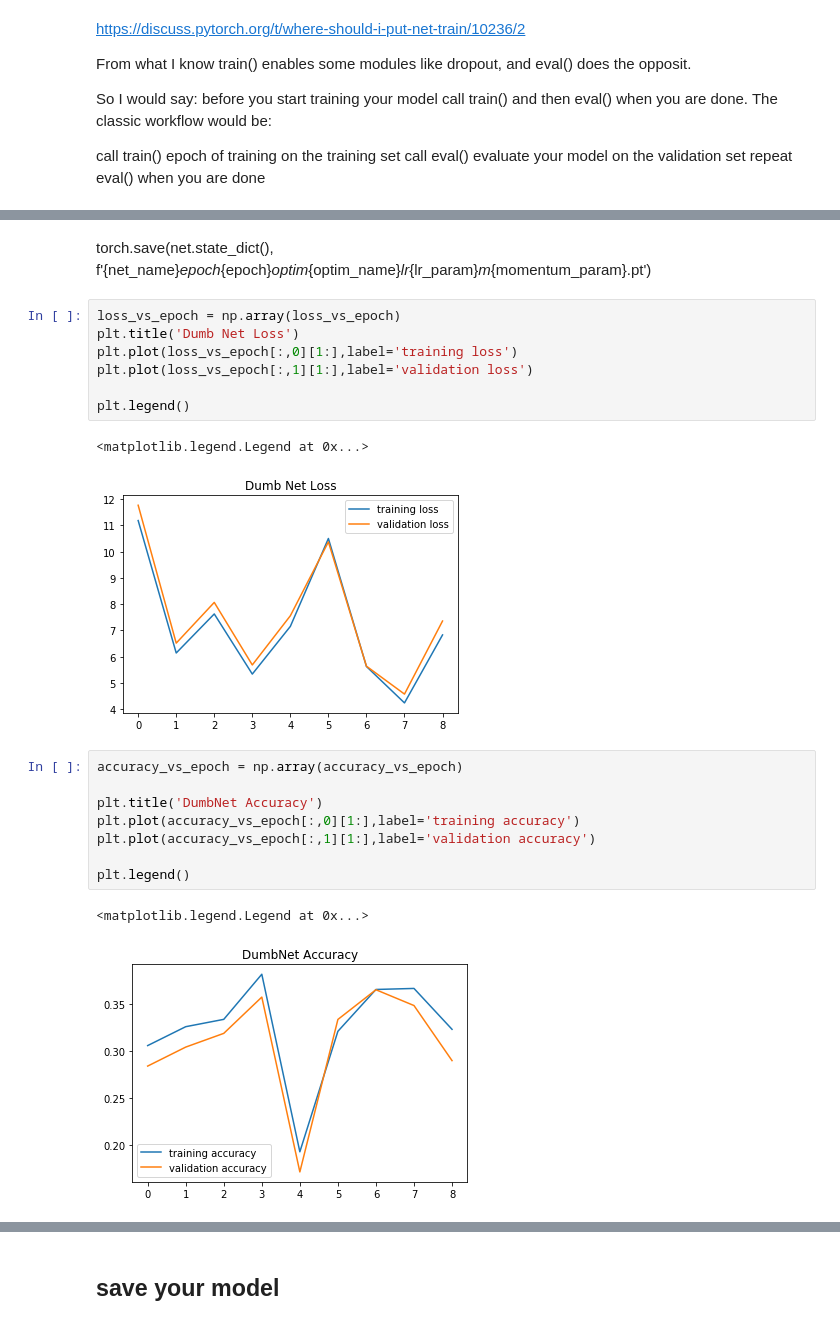
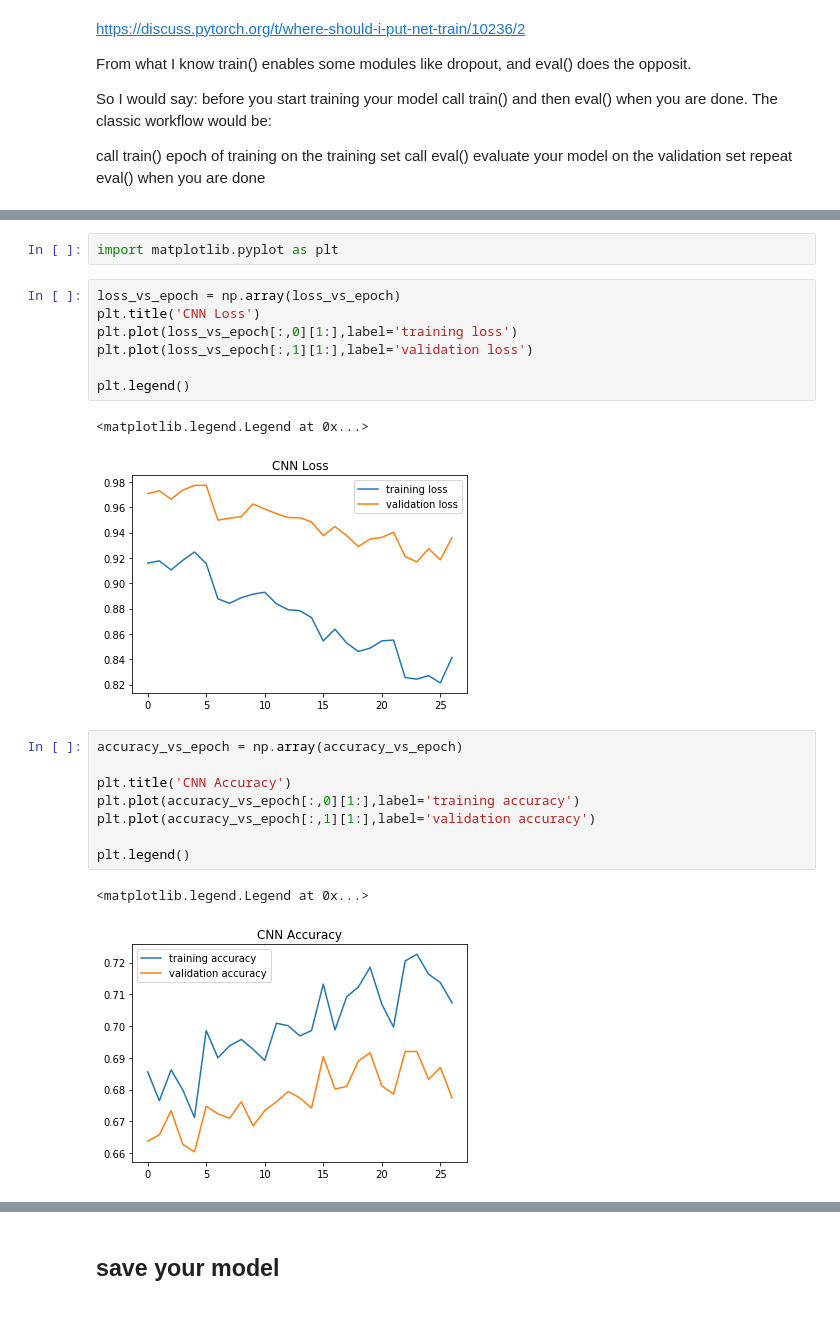
Before and after one commit to ren-e1011/DL0101, a Jupyter notebook: Tutorial2/Homework_1.ipynb, the cells around one changed output, grey strips where cells are left out. Saved outputs shown, nothing was run; the diff lists cells and outputs as text.

```diff
--- a/Tutorial2/Homework_1.ipynb
+++ b/Tutorial2/Homework_1.ipynb
@@ -351,23 +369,23 @@ for epoch in trange(22,n_epochs,desc='Epochs',file=sys.stdout):
-# %% [markdown]
-torch.save(net.state_dict(), f'{net_name}_epoch_{epoch}_optim_{optim_name}_lr_{lr_param}_m_{momentum_param}.pt')
+# %%
+import matplotlib.pyplot as plt
 # %%
 loss_vs_epoch = np.array(loss_vs_epoch)
-plt.title('Dumb Net Loss')
+plt.title('CNN Loss')
 plt.plot(loss_vs_epoch[:,0][1:],label='training loss')
 plt.plot(loss_vs_epoch[:,1][1:],label='validation loss')
 
 plt.legend()
 # %% [output]
 <matplotlib.legend.Legend at 0x...>
-[figure, old version]
+[figure, new version]
 # %%
 accuracy_vs_epoch = np.array(accuracy_vs_epoch)
 
-plt.title('DumbNet Accuracy')
+plt.title('CNN Accuracy')
 plt.plot(accuracy_vs_epoch[:,0][1:],label='training accuracy')
 plt.plot(accuracy_vs_epoch[:,1][1:],label='validation accuracy')
 
 plt.legend()
 # %% [output]
 <matplotlib.legend.Legend at 0x...>
-[figure, old version]
+[figure, new version]
```
Also changed, not shown: parts of 3 cells of this notebook, 1 other file.
